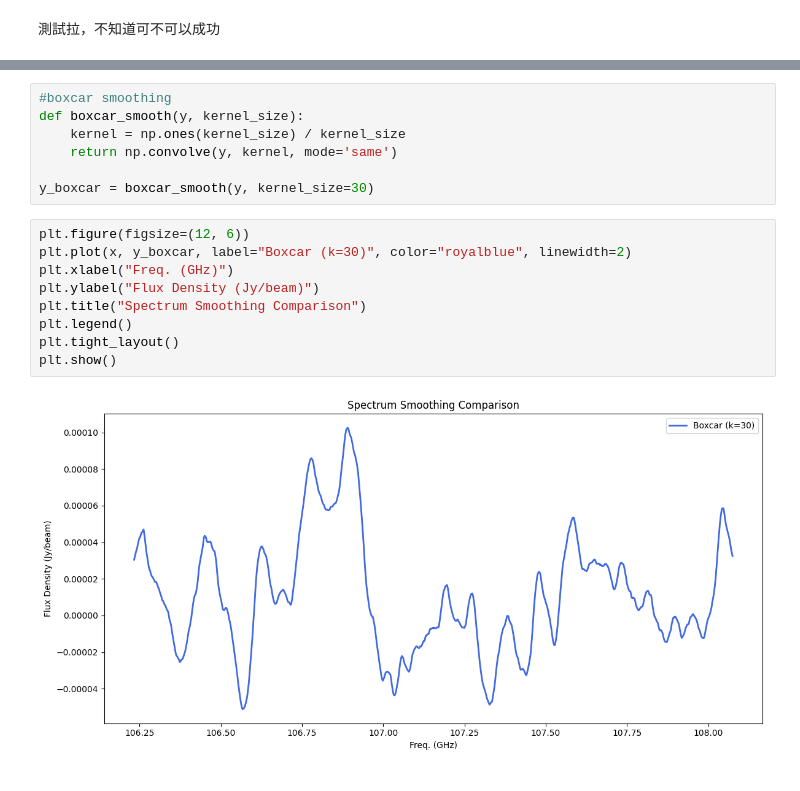
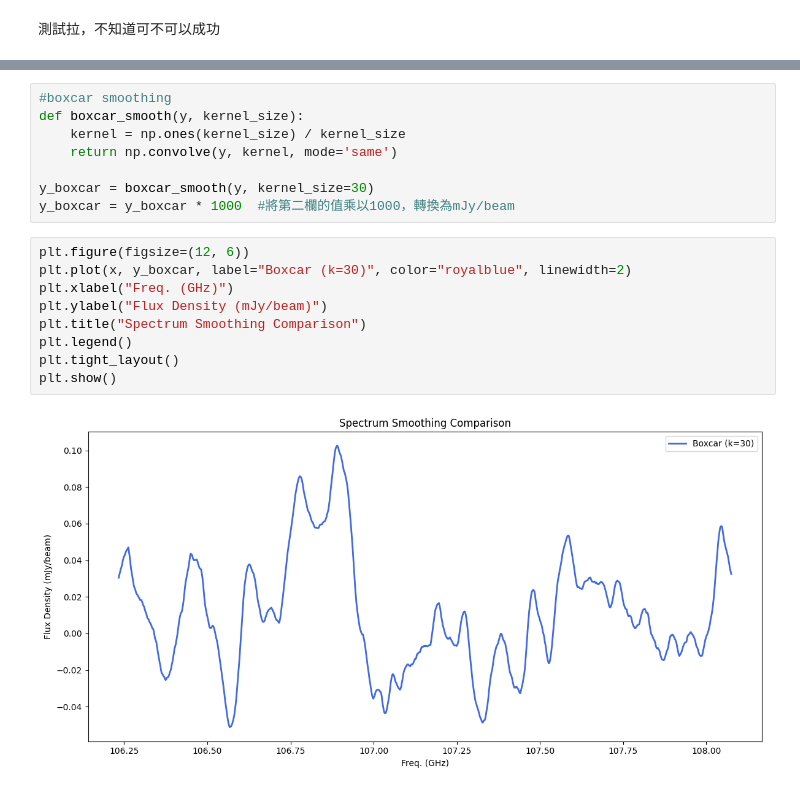
Before and after one commit to 000RF/spectral-line, a Jupyter notebook: Cloverleaf/spw27/spw27.ipynb, the cells around one changed output, grey strips where cells are left out. Cells and saved outputs as stored; diff of their text form.

```diff
--- a/Cloverleaf/spw27/spw27.ipynb
+++ b/Cloverleaf/spw27/spw27.ipynb
@@ -119,17 +121,18 @@ def boxcar_smooth(y, kernel_size):
     return np.convolve(y, kernel, mode='same')
 
 y_boxcar = boxcar_smooth(y, kernel_size=30)
+y_boxcar = y_boxcar * 1000  #將第二欄的值乘以1000，轉換為mJy/beam
 # %%
 plt.figure(figsize=(12, 6))
 plt.plot(x, y_boxcar, label="Boxcar (k=30)", color="royalblue", linewidth=2)
 plt.xlabel("Freq. (GHz)")
-plt.ylabel("Flux Density (Jy/beam)")
+plt.ylabel("Flux Density (mJy/beam)")
 plt.title("Spectrum Smoothing Comparison")
 plt.legend()
 plt.tight_layout()
 plt.show()
 # %% [output]
-[figure, old version]
+[figure, new version]
 # %%
 # 比較看看吧
 plt.figure(figsize=(12, 6))
```
Also changed, not shown: parts of 8 cells of this notebook.
